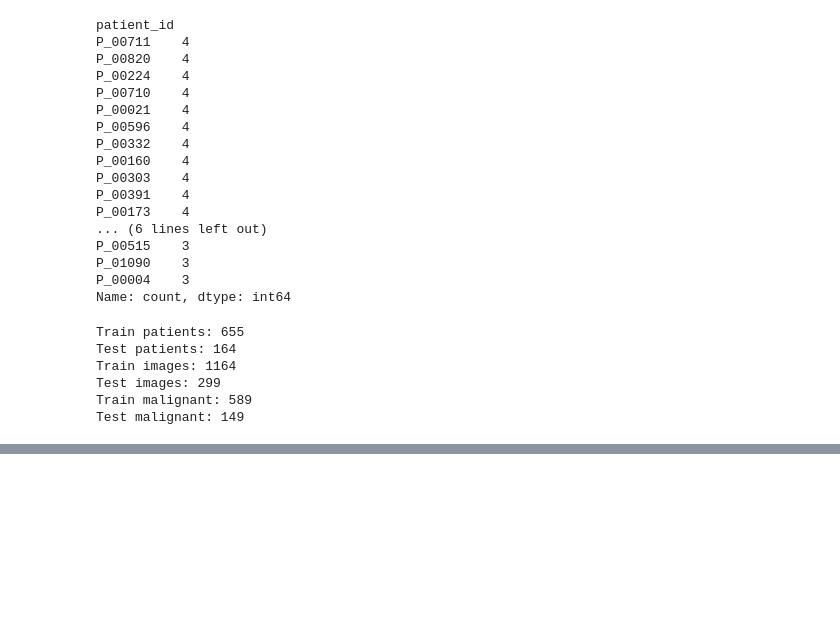
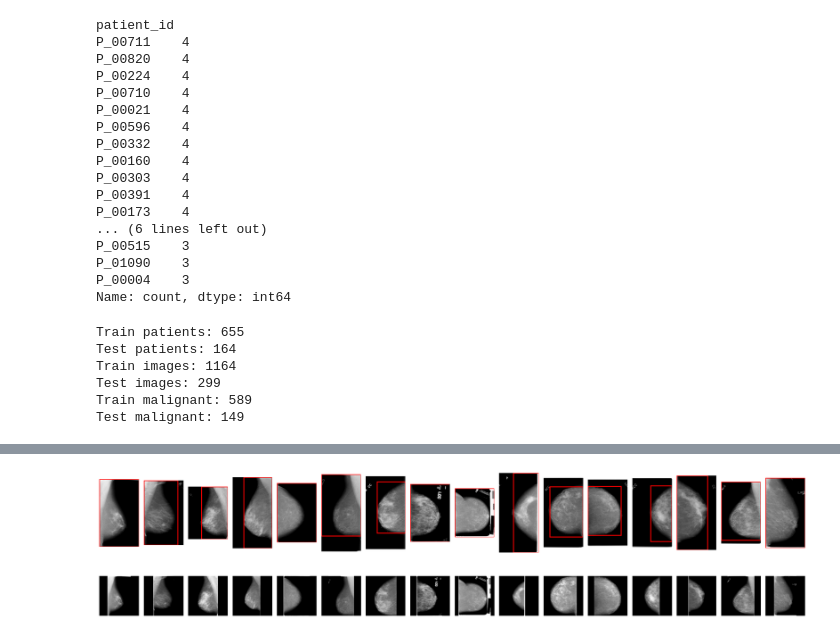
Before and after one commit to mesufyan/Breast_Cancer_Prediction, a Jupyter notebook: Notebooks/Data_Processing_and_Cleaning.ipynb, the cells around one changed output, grey strips where cells are left out. Cells and saved outputs as stored; diff of their text form; code cells hidden in the pictures; blank space fills up the shorter version.

```diff
--- a/Notebooks/Data_Processing_and_Cleaning.ipynb
+++ b/Notebooks/Data_Processing_and_Cleaning.ipynb
@@ -460,0 +576,35 @@ Test malignant: 149
+# %%
+import matplotlib.pyplot as plt, random
+from PIL import ImageOps
+from skimage.filters import threshold_otsu          # pip install scikit-image if needed
+from scipy import ndimage as ndi
+
+def load_gray(folder):
+    return np.asarray(Image.open(first_img(folder)).convert('L'))
+
+def breast_bbox(a):
+    mask = a > threshold_otsu(a)
+    lbl, n = ndi.label(mask)                          # keep LARGEST component →
+    if n == 0: return 0, 0, a.shape[1], a.shape[0]    # ignores detached white tags
+    biggest = 1 + np.argmax(ndi.sum(np.ones_like(lbl), lbl, range(1, n+1)))
+    ys, xs = np.where(lbl == biggest)
+    return xs.min(), ys.min(), xs.max()+1, ys.max()+1
+
+def preprocess(a, size=512):
+    x0,y0,x1,y1 = breast_bbox(a)
+    crop = Image.fromarray(a[y0:y1, x0:x1])
+    return np.asarray(ImageOps.pad(crop, (size, size),         # resize+pad in one
+                                   method=Image.LANCZOS, color=0))
+
+samp = random.sample(X_train, 16)
+fig, ax = plt.subplots(2, 16, figsize=(22, 6))
+for i, p in enumerate(samp):
+    a = load_gray(p); x0,y0,x1,y1 = breast_bbox(a)
+    ax[0,i].imshow(a, cmap='gray')
+    ax[0,i].add_patch(plt.Rectangle((x0,y0), x1-x0, y1-y0, ec='r', fc='none', lw=2))
+    ax[1,i].imshow(preprocess(a), cmap='gray')
+    for r in (0,1): ax[r,i].axis('off')
+ax[0,0].set_ylabel('orig+bbox'); ax[1,0].set_ylabel('512²')
+plt.tight_layout(); plt.show()
+# %% [output]
+[figure, added]
```
Also changed, not shown: parts of 12 cells of this notebook.
